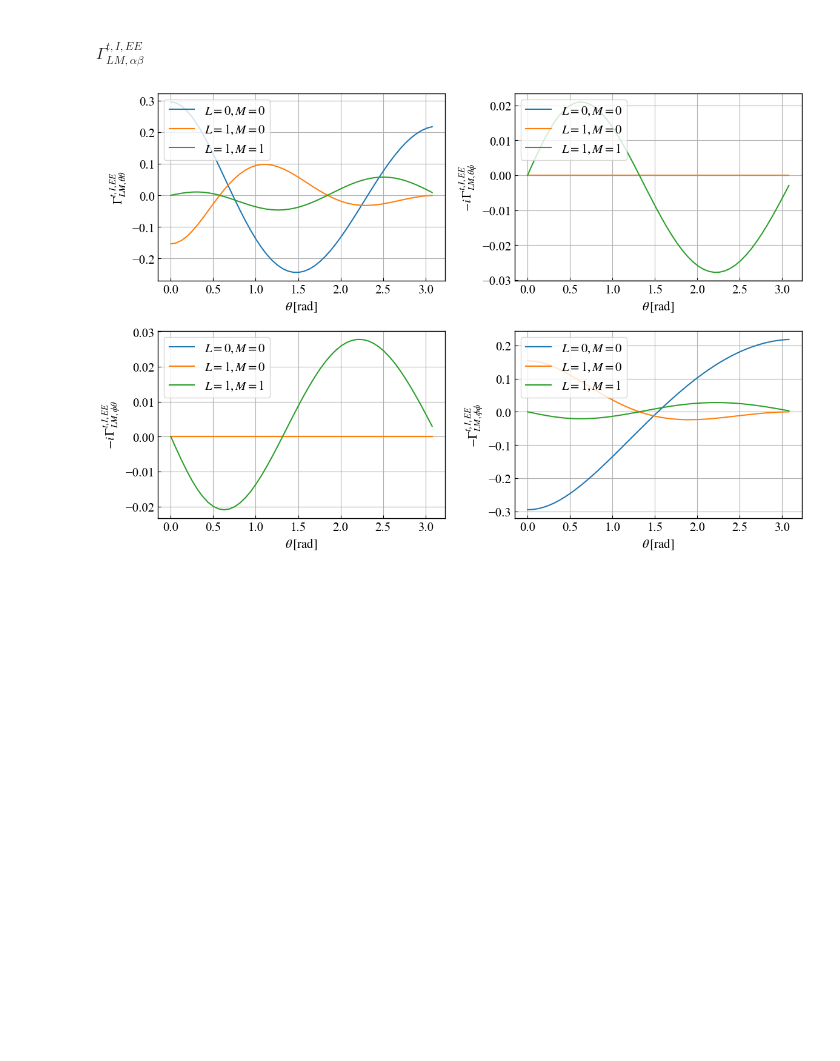
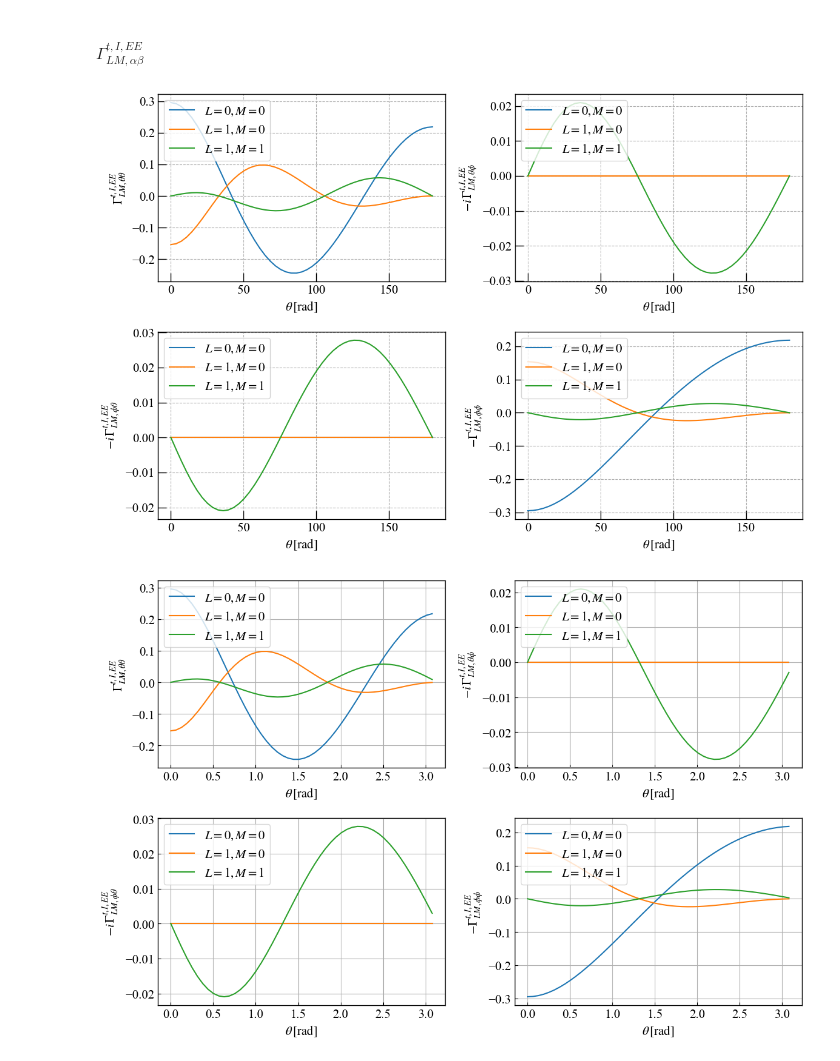
Before and after one commit to KeisukeInomata0/pyORFs, a Jupyter notebook: auto_astrometry.ipynb, the cells around one changed output. Cells and saved outputs as stored; diff of their text form; code cells hidden in the pictures; blank space fills up the shorter version.

```diff
--- a/auto_astrometry.ipynb
+++ b/auto_astrometry.ipynb
@@ -55,6 +66,55 @@ gamI_ee_pt11 = f.Gamma_I_EE(1,1,x,lmax,1,0)
 gamI_ee_pp00 = f.Gamma_I_EE(0,0,x,lmax,1,1)
 gamI_ee_pp10 = f.Gamma_I_EE(1,0,x,lmax,1,1)
 gamI_ee_pp11 = f.Gamma_I_EE(1,1,x,lmax,1,1)
+# %%
+fig = plt.figure(figsize = (12,8),tight_layout=True)
+#add_subplot(row,column,place)
+ax1 = fig.add_subplot(2, 2, 1)
+ax2 = fig.add_subplot(2, 2, 2)
+ax3 = fig.add_subplot(2, 2, 3)
+ax4 = fig.add_subplot(2, 2, 4)
+
+bbox_dict = dict(edgecolor="black",facecolor="white")
+
+ax1.plot(x/np.pi*180,gamI_ee_tt00,label="$L=0,M=0$")
+ax1.plot(x/np.pi*180,gamI_ee_tt10,label="$L=1,M=0$")
+ax1.plot(x/np.pi*180,gamI_ee_tt11,label="$L=1,M=1$")
+
+ax1.set_xlabel("$\\theta\,[\mathrm{rad}]$")
+ax1.set_ylabel("$\Gamma^{t,I,EE}_{LM,\\theta\\theta}$")
+fig.subplots_adjust(bottom=0.)
+ax1.legend(loc='upper left')
+
+ax2.plot(x/np.pi*180,gamI_ee_tp00,label="$L=0,M=0$")
+ax2.plot(x/np.pi*180,gamI_ee_tp10,label="$L=1,M=0$")
+ax2.plot(x/np.pi*180,gamI_ee_tp11,label="$L=1,M=1$")
+
+ax2.set_xlabel("$\\theta\,[\mathrm{rad}]$")
+ax2.set_ylabel("$-i\,\Gamma^{t,I,EE}_{LM,\\theta\phi}$")
+fig.subplots_adjust(bottom=0.)
+ax2.legend(loc='upper left')
+
+ax3.plot(x/np.pi*180,gamI_ee_pt00,label="$L=0,M=0$")
+ax3.plot(x/np.pi*180,gamI_ee_pt10,label="$L=1,M=0$")
+ax3.plot(x/np.pi*180,gamI_ee_pt11,label="$L=1,M=1$")
+
+ax3.set_xlabel("$\\theta\,[\mathrm{rad}]$")
+ax3.set_ylabel("$-i\,\Gamma^{t,I,EE}_{LM,\phi\\theta}$")
+fig.subplots_adjust(bottom=0.)
+ax3.legend(loc='upper left')
+
+ax4.plot(x/np.pi*180,gamI_ee_pp00,label="$L=0,M=0$")
+ax4.plot(x/np.pi*180,gamI_ee_pp10,label="$L=1,M=0$")
+ax4.plot(x/np.pi*180,gamI_ee_pp11,label="$L=1,M=1$")
+
+ax4.set_xlabel("$\\theta\,[\mathrm{rad}]$")
+ax4.set_ylabel("$-\Gamma^{t,I,EE}_{LM,\phi\phi}$")
+fig.subplots_adjust(bottom=0.)
+ax4.legend(loc='upper left')
+
+plt.show()
+# %% [output]
+[figure, added]
 # %%
 fig = plt.figure(figsize = (12,8),tight_layout=True)
 #add_subplot(row,column,place)
```
Also changed, not shown: parts of 4 cells of this notebook, 1 other file.
